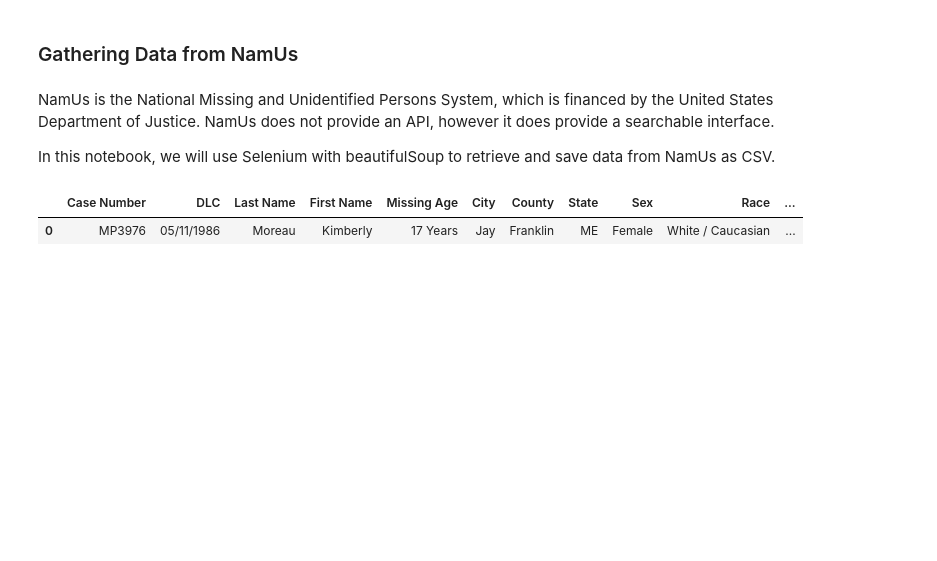
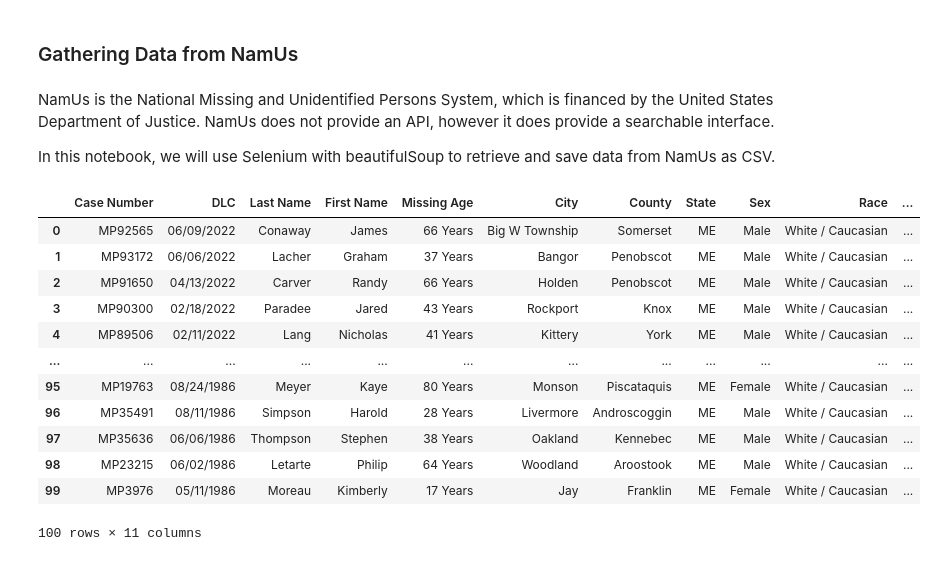
Before and after one commit to larakaracasu/Indigent-Burial-Analysis, a Jupyter notebook: notebooks/namus.ipynb, the cells around one changed output. Cells and saved outputs as stored; diff of their text form; code cells hidden in the pictures; blank space fills up the shorter version.

Commit message:
retrieve the first 100 records from Maine

```diff
--- a/notebooks/namus.ipynb
+++ b/notebooks/namus.ipynb
@@ -72,7 +72,4 @@ for row in rows:
         cells = row.find_all('div', class_='ui-grid-cell-contents')
         cells_text = map(lambda cell: cell.text.strip(), cells)
         new_df = pd.DataFrame([list(cells_text)], columns=COLUMNS)
-new_df
+        df = df.append(new_df, ignore_index=True)
-# %% [output]
-|  | Case Number | DLC | Last Name | First Name | Missing Age | City | County | State | Sex | Race | ... |
-| 0 | MP3976 | 05/11/1986 | Moreau | Kimberly | 17 Years | Jay | Franklin | ME | Female | White / Caucasian | ... |
@@ -78,0 +80,16 @@ new_df
+# %%
+df
+# %% [output]
+|  | Case Number | DLC | Last Name | First Name | Missing Age | City | County | State | Sex | Race | ... |
+| 0 | MP92565 | 06/09/2022 | Conaway | James | 66 Years | Big W Township | Somerset | ME | Male | White / Caucasian | ... |
+| 1 | MP93172 | 06/06/2022 | Lacher | Graham | 37 Years | Bangor | Penobscot | ME | Male | White / Caucasian | ... |
+| 2 | MP91650 | 04/13/2022 | Carver | Randy | 66 Years | Holden | Penobscot | ME | Male | White / Caucasian | ... |
+| 3 | MP90300 | 02/18/2022 | Paradee | Jared | 43 Years | Rockport | Knox | ME | Male | White / Caucasian | ... |
+| 4 | MP89506 | 02/11/2022 | Lang | Nicholas | 41 Years | Kittery | York | ME | Male | White / Caucasian | ... |
+| ... | ... | ... | ... | ... | ... | ... | ... | ... | ... | ... | ... |
+| 95 | MP19763 | 08/24/1986 | Meyer | Kaye | 80 Years | Monson | Piscataquis | ME | Female | White / Caucasian | ... |
+| 96 | MP35491 | 08/11/1986 | Simpson | Harold | 28 Years | Livermore | Androscoggin | ME | Male | White / Caucasian | ... |
+| 97 | MP35636 | 06/06/1986 | Thompson | Stephen | 38 Years | Oakland | Kennebec | ME | Male | White / Caucasian | ... |
+| 98 | MP23215 | 06/02/1986 | Letarte | Philip | 64 Years | Woodland | Aroostook | ME | Male | White / Caucasian | ... |
+| 99 | MP3976 | 05/11/1986 | Moreau | Kimberly | 17 Years | Jay | Franklin | ME | Female | White / Caucasian | ... |
+100 rows × 11 columns
```
Also changed, not shown: parts of 1 cell of this notebook.
